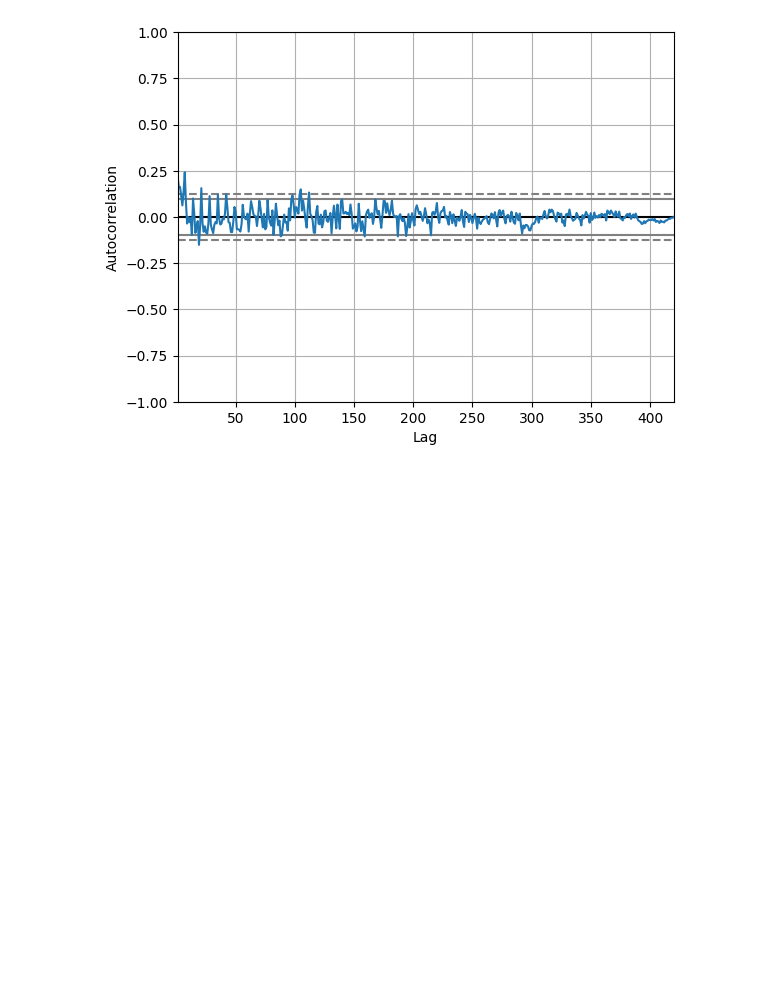
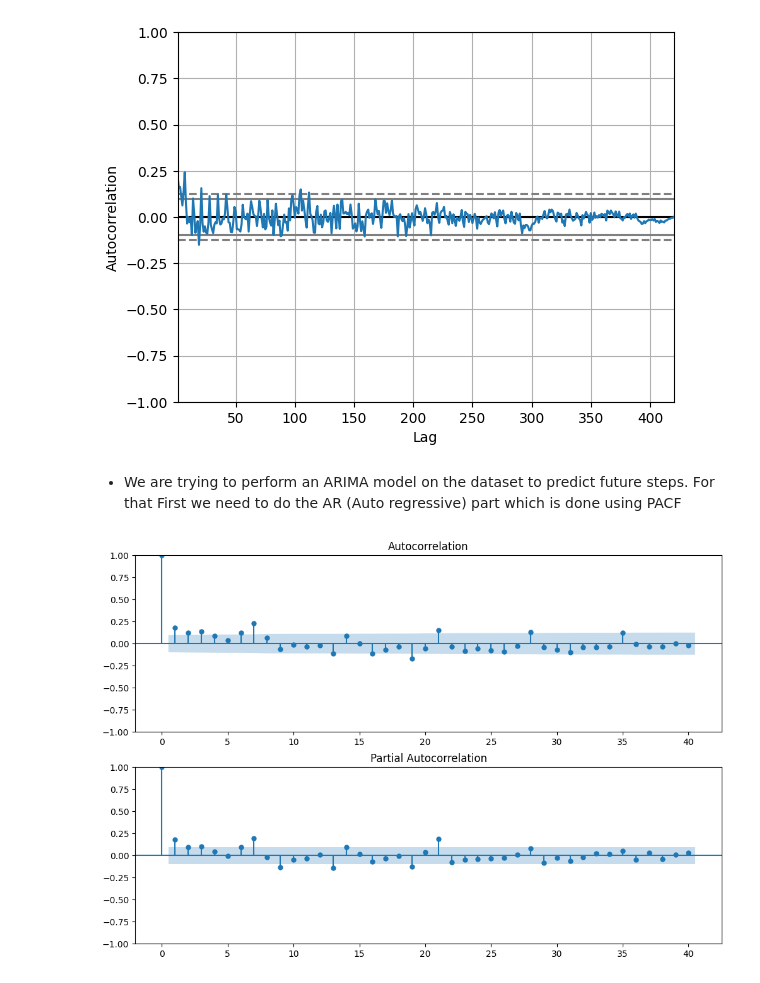
Before and after one commit to Genesis801/Time_Series_Forecasting, a Jupyter notebook: notebooks/work.ipynb, the cells around one changed output. Cells and saved outputs as stored; diff of their text form; code cells hidden in the pictures; blank space fills up the shorter version.

Commit message:
Model Prediction Done

```diff
--- a/notebooks/work.ipynb
+++ b/notebooks/work.ipynb
@@ -182,3 +216,6 @@ autocorrelation_plot(df['Actual'])
 plt.show()
 # %% [output]
 [figure]
+# %% [markdown]
+- We are trying to perform an ARIMA model on the dataset to predict future steps.
+For that First we need to do the AR (Auto regressive) part which is done using PACF
@@ -184,0 +225,8 @@ plt.show()
+# %%
+fig = plt.figure(figsize=(12,8))
+ax1 = fig.add_subplot(211)
+fig = sm.graphics.tsa.plot_acf(df['Actual'].iloc[13:],lags=40,ax=ax1)
+ax2 = fig.add_subplot(212)
+fig = sm.graphics.tsa.plot_pacf(df['Actual'].iloc[13:],lags=40,ax=ax2)
+# %% [output]
+[figure, added]
```
Also changed, not shown: parts of 13 cells of this notebook.
